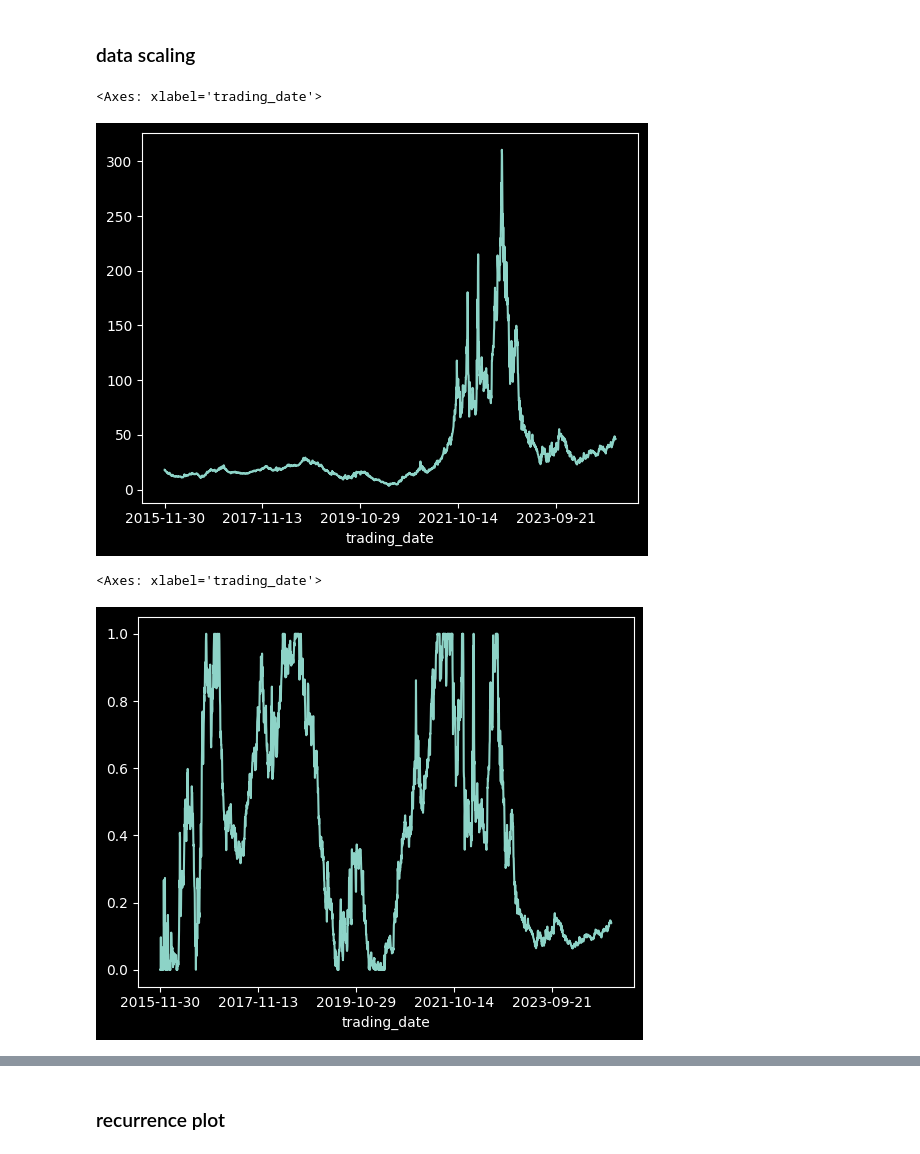
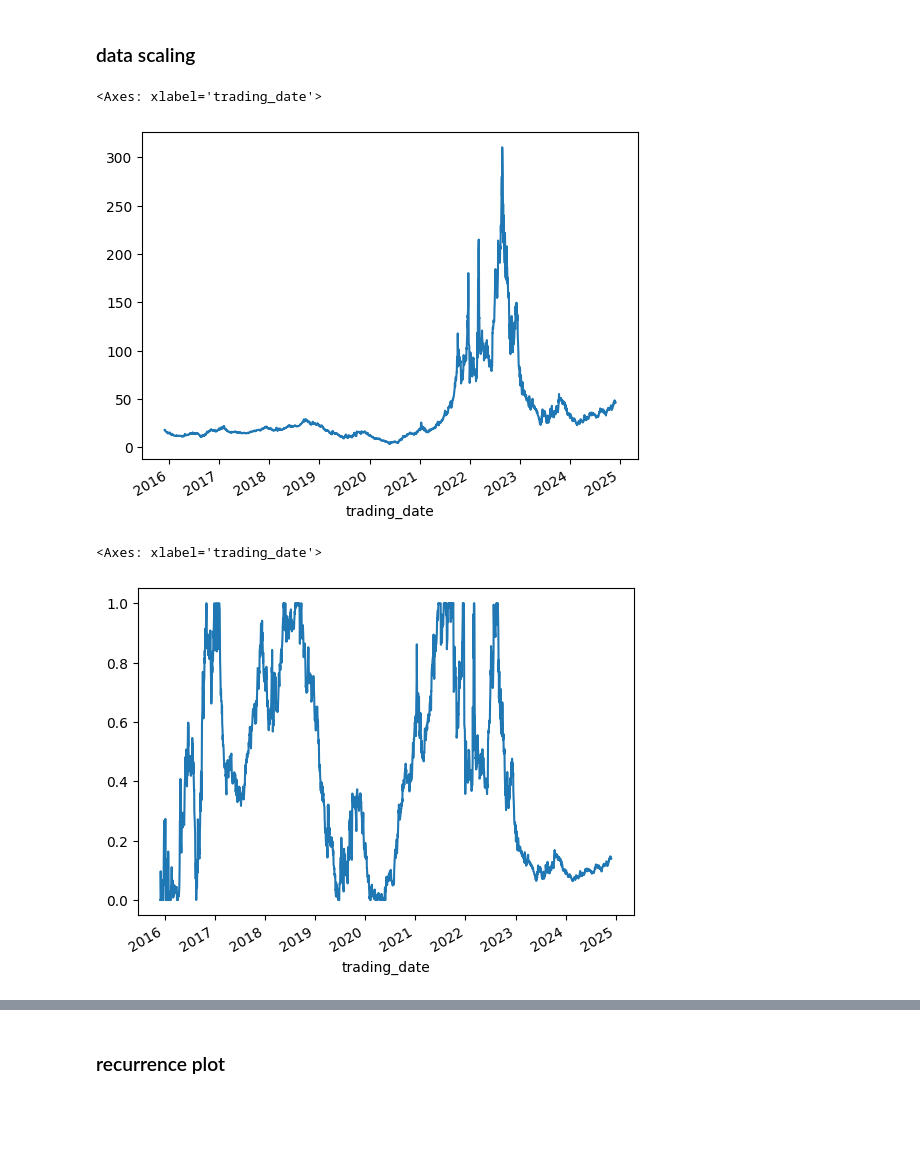
Before and after one commit to szm4c/market-regime-classification, a Jupyter notebook: notebooks/02_recurrence_plot_and_gramian_angular_fields_exploration.ipynb, the cells around one changed output, grey strips where cells are left out. Saved outputs shown, nothing was run; the diff lists cells and outputs as text; code cells hidden in the pictures; blank space fills up the shorter version.

```diff
--- a/notebooks/02_recurrence_plot_and_gramian_angular_fields_exploration.ipynb
+++ b/notebooks/02_recurrence_plot_and_gramian_angular_fields_exploration.ipynb
@@ -1,48 +1,59 @@
 # %% [markdown]
 # Config
 # %%
-# Set dark mode as default
-import matplotlib.pyplot as plt
-import plotly.io as pio
-plt.style.use("dark_background")
-pio.templates.default = "plotly_dark"
+# # Set dark mode as default
+# import matplotlib.pyplot as plt
+# import plotly.io as pio
+# plt.style.use("dark_background")
+# pio.templates.default = "plotly_dark"
 
 # Imports
-from pathlib import Path
+from typing import Callable, Literal
 import numpy as np
 import pandas as pd
 import matplotlib.pyplot as plt
 import seaborn as sns
+from tqdm.auto import tqdm
+from sklearn.metrics import (
+    confusion_matrix,
+    classification_report,
+    f1_score,
+    accuracy_score,
+    balanced_accuracy_score
+)
 from pyts.image import RecurrencePlot, GramianAngularField
+import torch
+import torch.nn as nn
+import torch.nn.functional as F
+from torch.utils.data import TensorDataset, DataLoader, WeightedRandomSampler
 
+from market_regime.data import get_data
 from market_regime.features.image_features import transform_price
-
-# Global variables
-REPO_DIR: Path = Path("..").resolve()
-assert REPO_DIR.name == "market-regime-classification", "`REPO_DIR` points to incorrect folder."
-DATA_PATH: Path = REPO_DIR / "data/preprocessed"
+from market_regime.features import ImageFeatureBuilder
+from market_regime.models import CNNModel
+from market_regime.pipelines.base import RegimePipeline
 # %% [markdown]
 # Data
 # %% [markdown]
 ### data import
 # %%
 # Data import (with labels)
-df = pd.read_csv(DATA_PATH / "daily_prices_with_labels.csv").set_index("trading_date").sort_index()
+df = get_data()
 # %% [markdown]
 ### data scaling
 # %%
-df["close"].plot()
+df["close_t"].plot()
 # %% [output]
 <Axes: xlabel='trading_date'>
-[figure, old version]
+[figure, new version]
 # %%
 # using min max (needed for GAF, can be used for RP)
 (
-    (df["close"] - df["close"].expanding().min())
-    / (df["close"].expanding().max() - df["close"].expanding().min())
+    (df["close_t"] - df["close_t"].expanding().min())
+    / (df["close_t"].expanding().max() - df["close_t"].expanding().min())
 ).plot()
 # %% [output]
 <Axes: xlabel='trading_date'>
-[figure, old version]
+[figure, new version]
 # %%
 # using z-score (can be used with RP)
```
Also changed, not shown: parts of 34 cells of this notebook, 3 other files.
